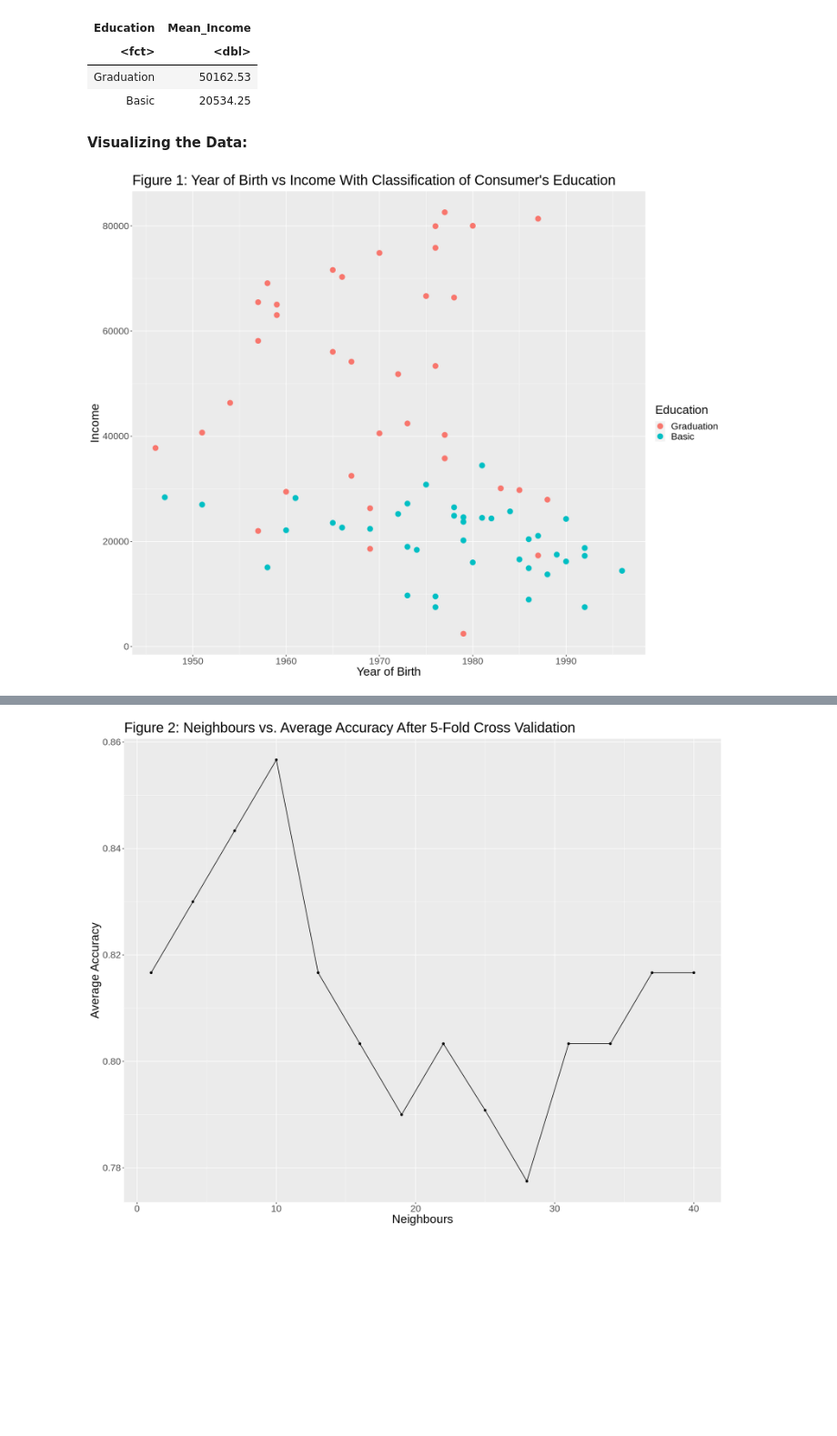
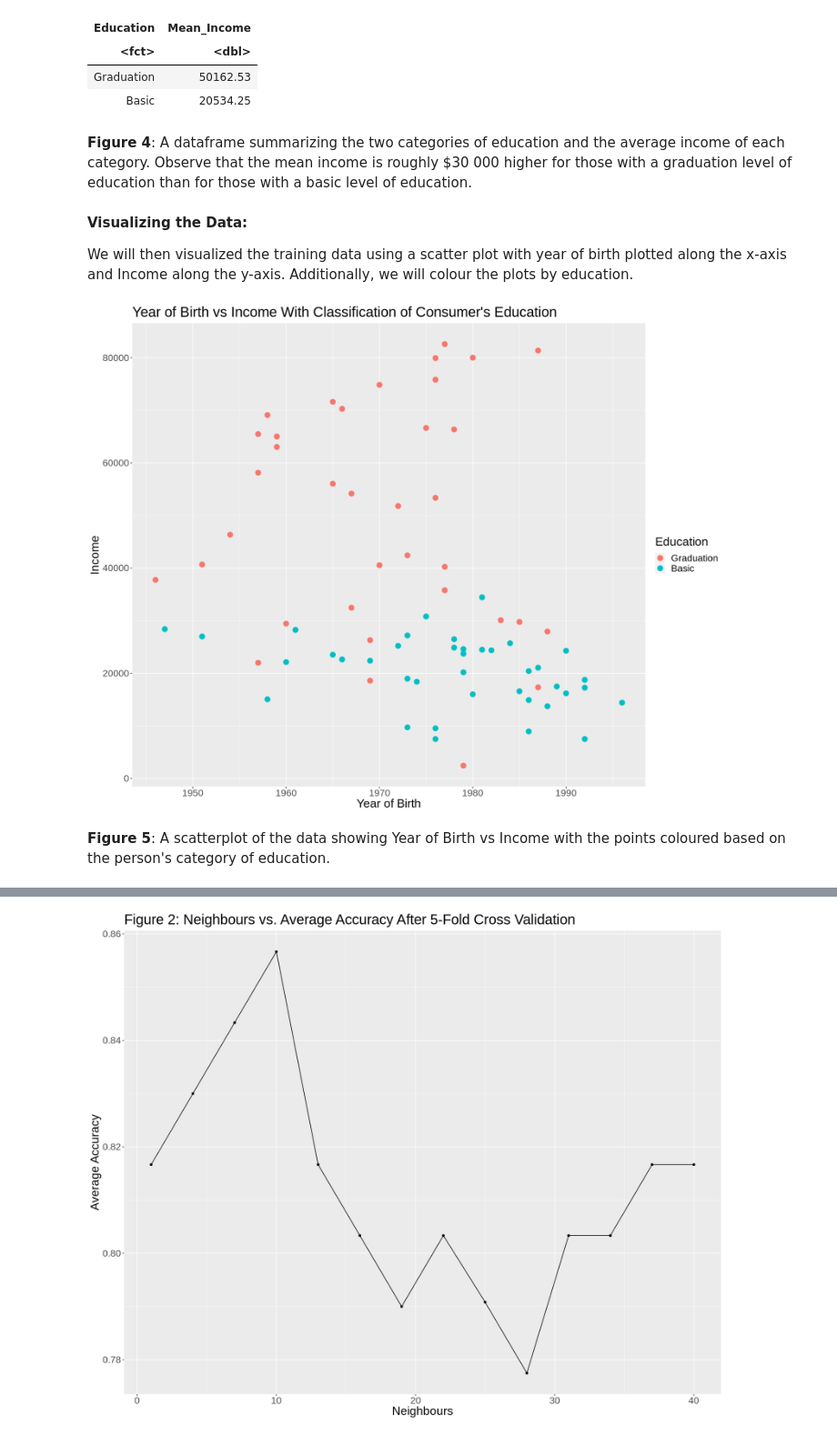
Before and after one commit to jansm04/toy_ds_project, a Jupyter notebook: MarketingCampaign.ipynb, the cells around one changed output, grey strips where cells are left out. Shown at 91% size. Cells and saved outputs as stored; diff of their text form; code cells hidden in the pictures; blank space fills up the shorter version.

```diff
--- a/MarketingCampaign.ipynb
+++ b/MarketingCampaign.ipynb
@@ -137,19 +171,26 @@ A tibble: 2 × 2
 | <fct> | <dbl> |
 | Graduation | 50162.53 |
 | Basic | 20534.25 |
+# %% [markdown]
+**Figure 4**: A dataframe summarizing the two categories of education and the average income of each category. Observe that the mean income is roughly $30 000 higher for those with a graduation level of education than for those with a basic level of education.
 # %% [markdown]
 **Visualizing the Data:**
+
+We will then visualized the training data using a scatter plot with year of birth plotted along the x-axis and Income along the y-axis. Additionally, we will colour the plots by education.
 # %%
 # visualizes training data using scatterplot
+
 options(repr.plot.width = 15, repr.plot.height = 12)
 
 marketing_plot <- marketing_data_train |> ggplot(aes(x = Year_Birth, y = Income, color = Education)) +
     geom_point(size = 4) +
     labs(x = "Year of Birth", y = "Income") +
-    ggtitle("Figure 1: Year of Birth vs Income With Classification of Consumer's Education") +
+    ggtitle("Year of Birth vs Income With Classification of Consumer's Education") +
     theme(text = element_text(size = 20))
 marketing_plot
 # %% [output]
-[figure, old version]
+[figure, new version]
+# %% [markdown]
+**Figure 5**: A scatterplot of the data showing Year of Birth vs Income with the points coloured based on the person's category of education.
 # %% [markdown]
 **Performing 5-Fold Cross Validation and Plotting a Neighbors vs. Average Accuracy Plot:**
```
Also changed, not shown: parts of 22 cells of this notebook.
